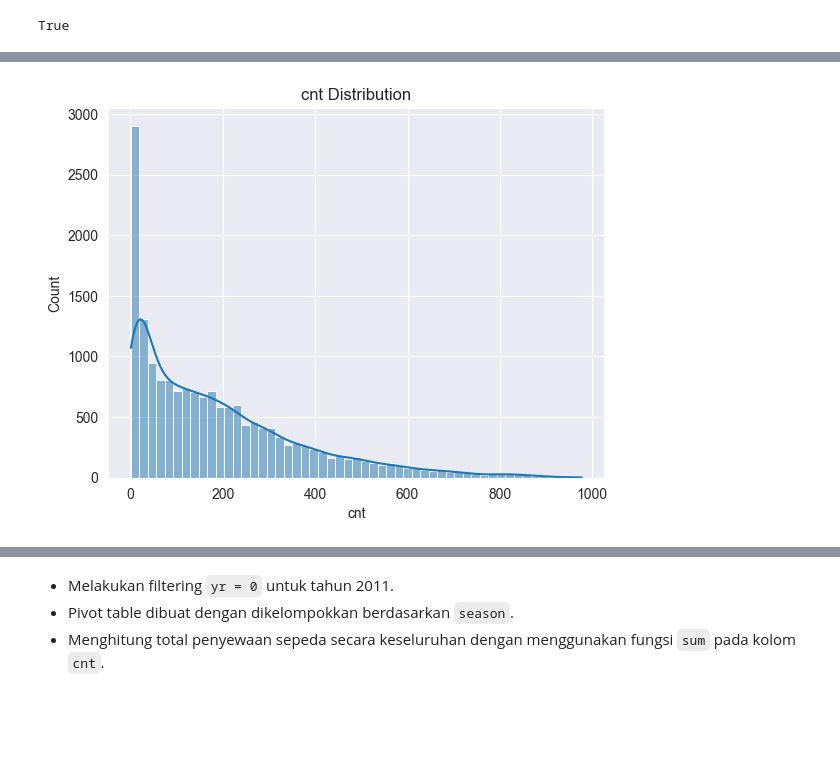
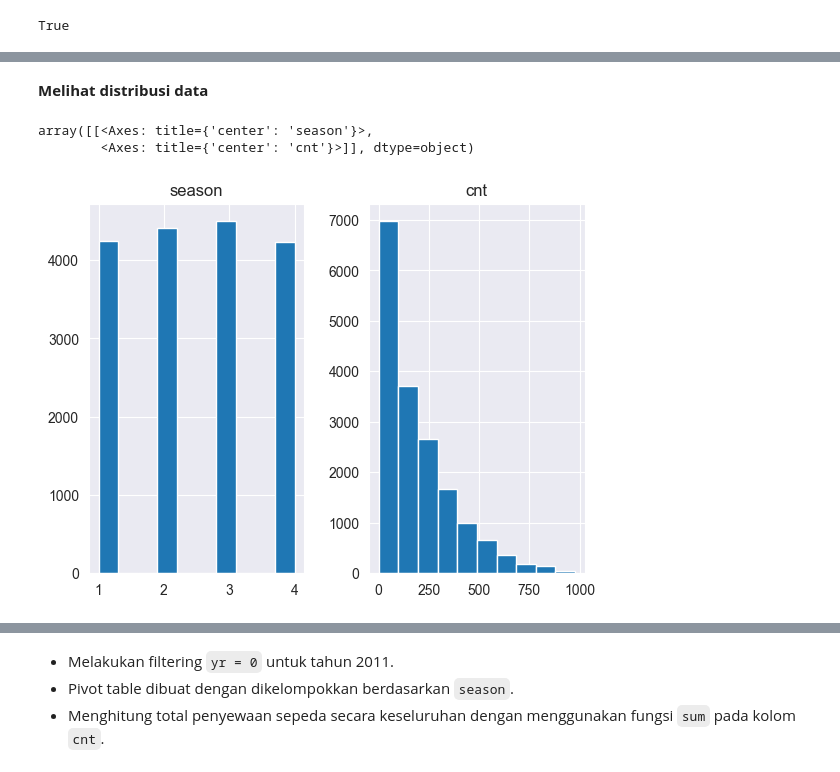
Before and after one commit to EvindaAprl/submission-data-analysis, a Jupyter notebook: notebook.ipynb, the cells around one changed output, grey strips where cells are left out. Saved outputs shown, nothing was run; the diff lists cells and outputs as text; code cells hidden in the pictures; blank space fills up the shorter version.

```diff
--- a/notebook.ipynb
+++ b/notebook.ipynb
@@ -285,7 +310,9 @@ hour_df.sample(5)
-# %%
-# Melihat distribusi data
-sns.histplot(hour_df["cnt"], kde=True)
-plt.title("cnt Distribution")
-plt.show()
-# %% [output]
-[figure, removed]
+# %% [markdown]
+**Melihat distribusi data**
+# %%
+hour_col = ["season", "cnt"]
+hour_df.hist(hour_col)
+# %% [output]
+array([[<Axes: title={'center': 'season'}>,
+        <Axes: title={'center': 'cnt'}>]], dtype=object)
+[figure, added]
```
Also changed, not shown: parts of 54 cells of this notebook, 1 other file.
